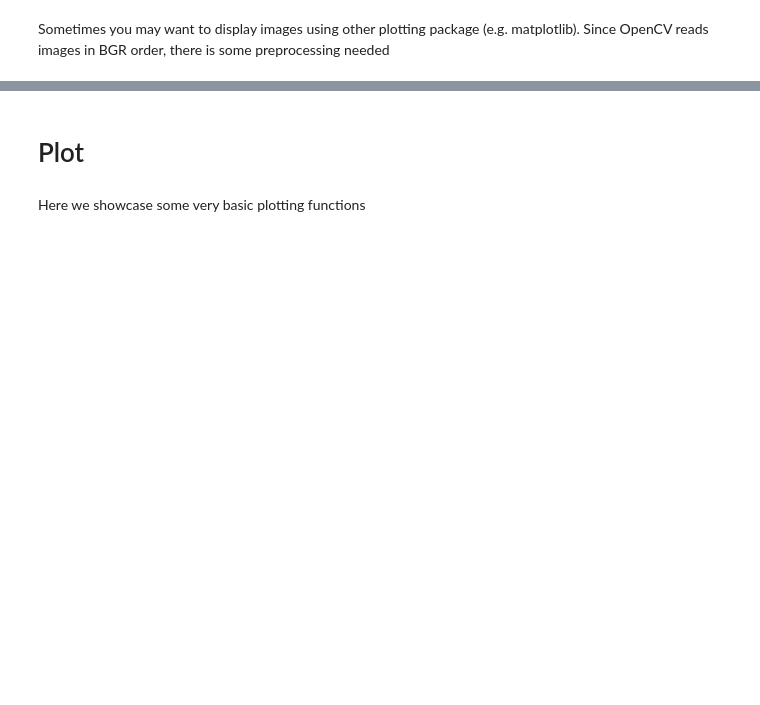
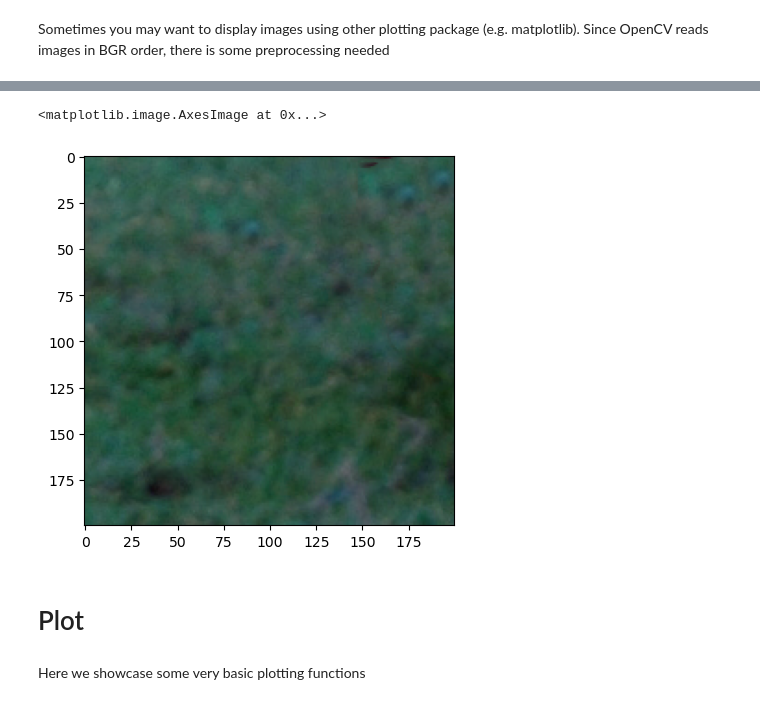
Before and after one commit to Gaurang-1402/Robot-Vision, a Jupyter notebook: Class work/01 Intro to OpenCV/Robot Vision Intro to OpenCV.ipynb, the cells around one changed output, grey strips where cells are left out. Saved outputs shown, nothing was run; the diff lists cells and outputs as text; code cells hidden in the pictures; blank space fills up the shorter version.

```diff
--- a/Class work/01 Intro to OpenCV/Robot Vision Intro to OpenCV.ipynb
+++ b/Class work/01 Intro to OpenCV/Robot Vision Intro to OpenCV.ipynb
@@ -158,7 +181,10 @@ cv2_imshow(img_copy)
 # %%
 # Crop an image from top left (x1,y1) to bottom right (x2,y2): img[x1:x2,y1:y2]
 imgCrop=img[0:200,200:400]
-cv2_imshow(imgCrop)
+plt.imshow(imgCrop)
+# %% [output]
+<matplotlib.image.AxesImage at 0x...>
+[figure, added]
 # %% [markdown]
 # Plot
 # %% [markdown]
```
Also changed, not shown: parts of 14 cells of this notebook, 4 other files.
